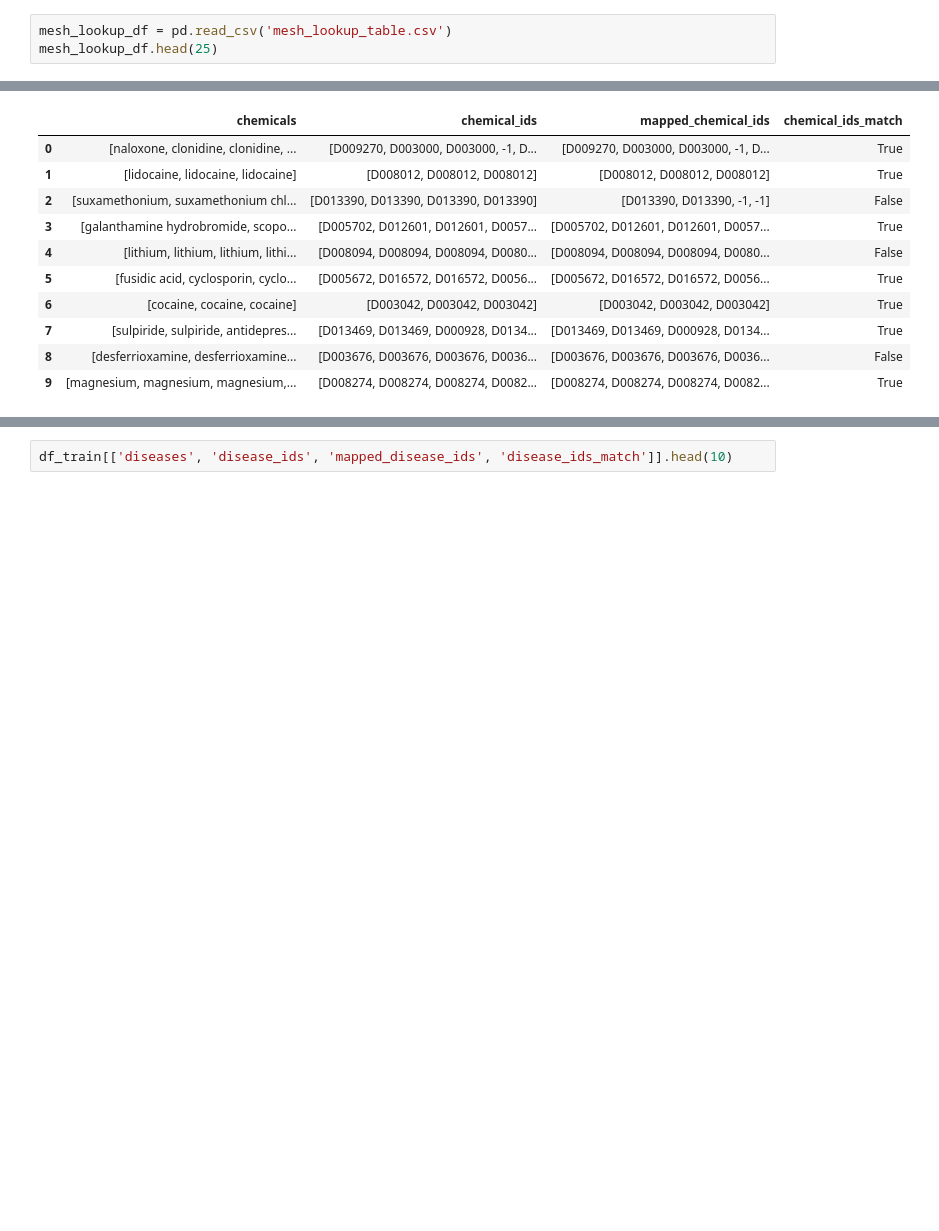
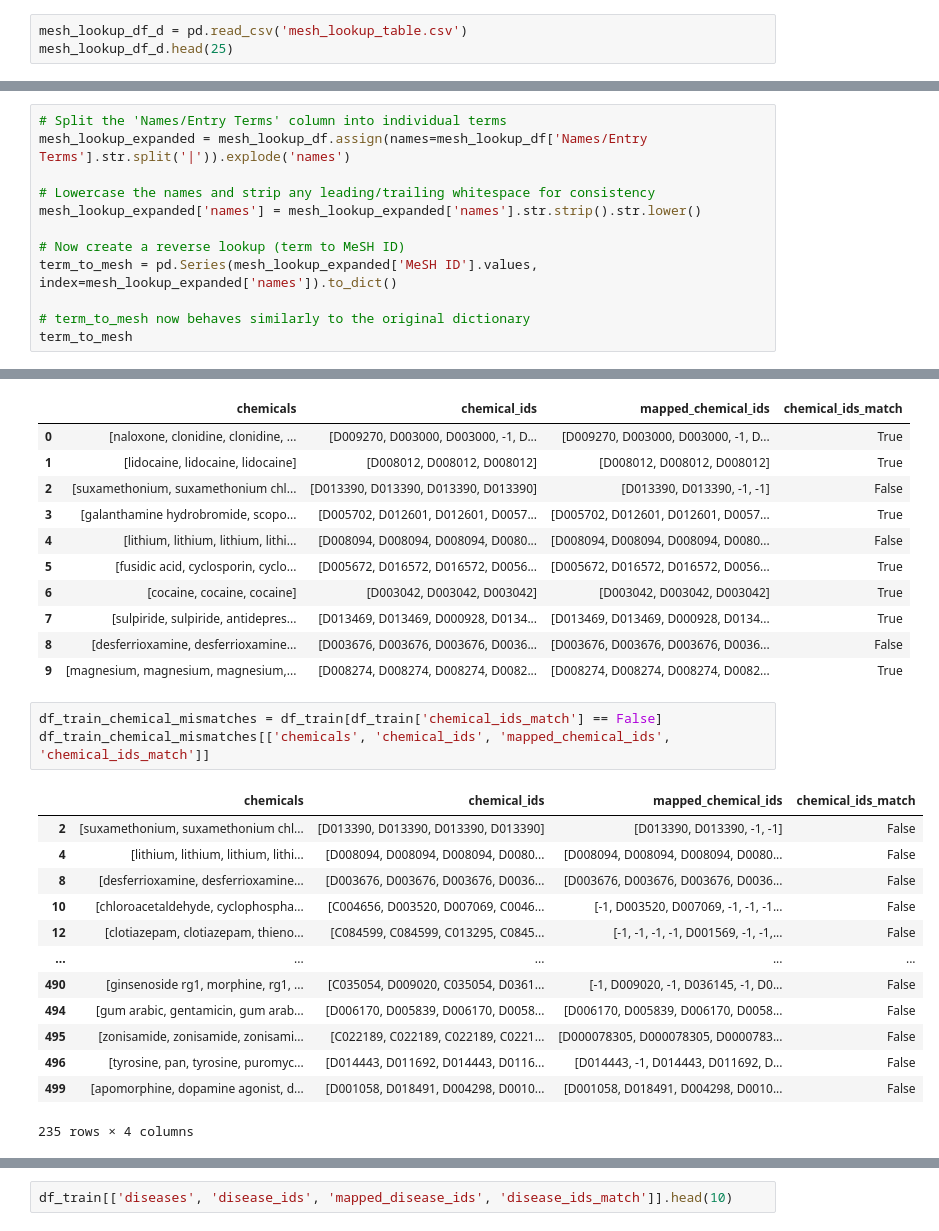
Before and after one commit to NomitaChandra/ChemiMap, a Jupyter notebook: analysis/mesh_id_parsing.ipynb, the cells around one changed output, grey strips where cells are left out. Drawn from its saved outputs; the diff is of its cells as text; blank space fills up the shorter version.

```diff
--- a/analysis/mesh_id_parsing.ipynb
+++ b/analysis/mesh_id_parsing.ipynb
@@ -90,6 +135,6 @@ CSV file 'mesh_lookup_table.csv' has been created.
 # %%
-mesh_lookup_df = pd.read_csv('mesh_lookup_table.csv')
-mesh_lookup_df.head(25)
+mesh_lookup_df_d = pd.read_csv('mesh_lookup_table.csv')
+mesh_lookup_df_d.head(25)
 # %% [output]
 |  | MeSH ID | Names/Entry Terms |
 | 0 | D000001 | Calcimycin | Calcimycin | 4-Benzo... |
@@ -286,0 +365,12 @@ df_train.head(3)
+# %%
+# Split the 'Names/Entry Terms' column into individual terms
+mesh_lookup_expanded = mesh_lookup_df.assign(names=mesh_lookup_df['Names/Entry Terms'].str.split('|')).explode('names')
+
+# Lowercase the names and strip any leading/trailing whitespace for consistency
+mesh_lookup_expanded['names'] = mesh_lookup_expanded['names'].str.strip().str.lower()
+
+# Now create a reverse lookup (term to MeSH ID)
+term_to_mesh = pd.Series(mesh_lookup_expanded['MeSH ID'].values, index=mesh_lookup_expanded['names']).to_dict()
+
+# term_to_mesh now behaves similarly to the original dictionary
+term_to_mesh
@@ -344,3 +438,20 @@ df_train[['chemicals', 'chemical_ids', 'mapped_chemical_ids', 'chemical_ids_matc
 | 7 | [sulpiride, sulpiride, antidepres... | [D013469, D013469, D000928, D0134... | [D013469, D013469, D000928, D0134... | True |
 | 8 | [desferrioxamine, desferrioxamine... | [D003676, D003676, D003676, D0036... | [D003676, D003676, D003676, D0036... | False |
 | 9 | [magnesium, magnesium, magnesium,... | [D008274, D008274, D008274, D0082... | [D008274, D008274, D008274, D0082... | True |
+# %%
+df_train_chemical_mismatches = df_train[df_train['chemical_ids_match'] == False]
+df_train_chemical_mismatches[['chemicals', 'chemical_ids', 'mapped_chemical_ids', 'chemical_ids_match']]
+# %% [output]
+|  | chemicals | chemical_ids | mapped_chemical_ids | chemical_ids_match |
+| 2 | [suxamethonium, suxamethonium chl... | [D013390, D013390, D013390, D013390] | [D013390, D013390, -1, -1] | False |
+| 4 | [lithium, lithium, lithium, lithi... | [D008094, D008094, D008094, D0080... | [D008094, D008094, D008094, D0080... | False |
+| 8 | [desferrioxamine, desferrioxamine... | [D003676, D003676, D003676, D0036... | [D003676, D003676, D003676, D0036... | False |
+| 10 | [chloroacetaldehyde, cyclophospha... | [C004656, D003520, D007069, C0046... | [-1, D003520, D007069, -1, -1, -1... | False |
+| 12 | [clotiazepam, clotiazepam, thieno... | [C084599, C084599, C013295, C0845... | [-1, -1, -1, -1, D001569, -1, -1,... | False |
+| ... | ... | ... | ... | ... |
+| 490 | [ginsenoside rg1, morphine, rg1, ... | [C035054, D009020, C035054, D0361... | [-1, D009020, -1, D036145, -1, D0... | False |
+| 494 | [gum arabic, gentamicin, gum arab... | [D006170, D005839, D006170, D0058... | [D006170, D005839, D006170, D0058... | False |
+| 495 | [zonisamide, zonisamide, zonisami... | [C022189, C022189, C022189, C0221... | [D000078305, D000078305, D0000783... | False |
+| 496 | [tyrosine, pan, tyrosine, puromyc... | [D014443, D011692, D014443, D0116... | [D014443, -1, D014443, D011692, D... | False |
+| 499 | [apomorphine, dopamine agonist, d... | [D001058, D018491, D004298, D0010... | [D001058, D018491, D004298, D0010... | False |
+235 rows × 4 columns
```
Also changed, not shown: parts of 30 cells of this notebook, 2 other files.
